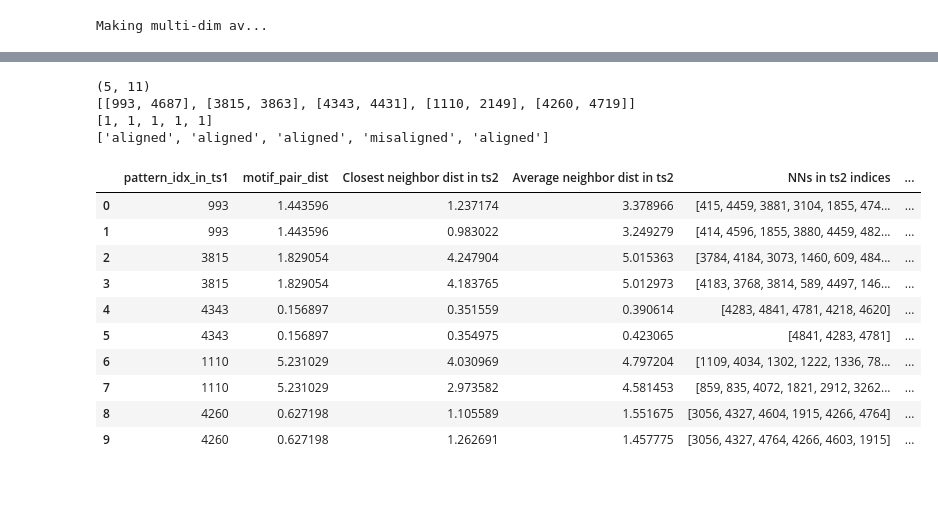
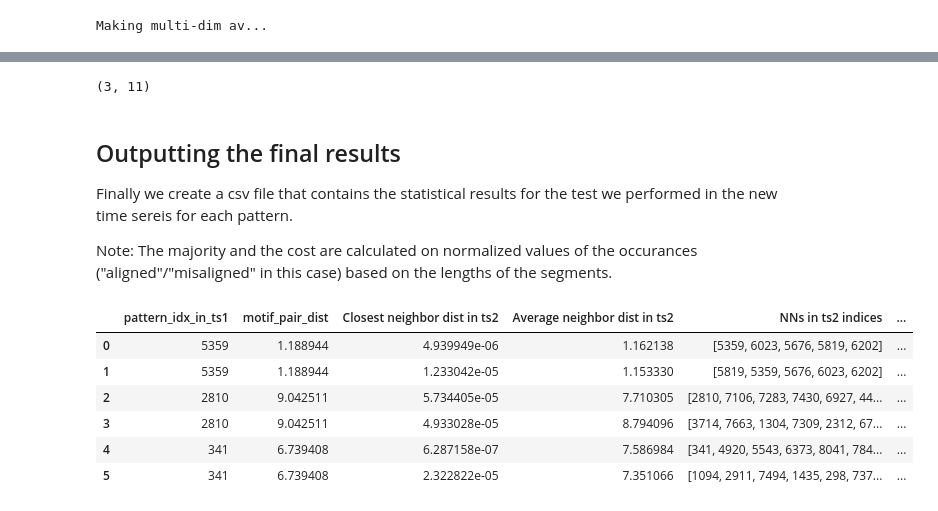
Before and after one commit to MORE-EU/more-pattern-extraction, a Jupyter notebook: interesting_patterns.ipynb, the cells around one changed output, grey strips where cells are left out. Drawn from its saved outputs; the diff is of its cells as text; code cells hidden in the pictures.

```diff
--- a/interesting_patterns.ipynb
+++ b/interesting_patterns.ipynb
@@ -146,30 +181,24 @@ df_output.to_csv(summary_name, index=False)
 # %%
-offset = '60s'
-dataset_file = '../data/BEBEZE02_scada_high_frequency.parquet'
-df2 = pd.read_parquet(dataset_file)
+dataset_file = '../more/data/BEBEZE02_scada_high_frequency.parquet'
+df2 = load_df(dataset_file)
+
 # pick the most important columns
-
 cols = ['wind speed', 'active power', 'rotor speed', 'pitch angle', 'sin_wind_dir', 'sin_nacelle_dir', 'cos_wind_dir', 'cos_nacelle_dir']
 df2 = df2[cols]
-print(df2.columns)
 
-### Scale each column to 0-1
 
-min_max_scaler = preprocessing.MinMaxScaler()
-df2[df2.columns] = min_max_scaler.fit_transform(df2)
+# Scale each colimn of the dataframe to 0-1
+df2 = scale_df(df2)
 
-### Resample with a 60sec offset
-df2.index = pd.to_datetime(df2.index)
-df2 = df2.resample(offset).mean()
+# Resample with a 60sec granularity
+df2 = change_granularity(df2, granularity)
 
-### add small noise to series
+# Add a small amount of noise to the time series
 df2 = add_noise_to_series_md(df2, noise_max = 0.00009)
 
-### Keep only one month before and ofther the fringe measurements
-start = '2018-07-02'
-end = '2019-01-11'
+# Keep a small subset of the dataset for demonstration purposes
+start = '2018-12-08'
+end = '2018-12-14'
 df2 = filter_dates(df2, start, end)
-df2 = df2[:5000]
-k = 2
-include = ['active power']
-df2 =  pick_subspace_columns(df2, mps, indices, k, m, include)
+
+df2 = df[picked_cols]
@@ -203,15 +228,8 @@ for i in range(0, min(5, df_summary.shape[0])):
     pairs.append(literal_eval(df_summary.loc[i, 'motif indices']))
     exclusion_zones.append(df_summary.loc[i, 'exclusion_zone'])
     majorities.append(df_summary.loc[i, 'majority'])
-
-print(pairs)
-print(exclusion_zones)
-print(majorities)
 # %% [output]
-(5, 11)
-[[993, 4687], [3815, 3863], [4343, 4431], [1110, 2149], [4260, 4719]]
-[1, 1, 1, 1, 1]
-['aligned', 'aligned', 'aligned', 'misaligned', 'aligned']
+(3, 11)
 # %%
 # calculate the distances between the two segments of each motif pair
 ts1 = df.values
@@ -233,11 +251,11 @@ for pair, dist, ez in zip(pairs, pair_dists, exclusion_zones):
     q1 = ts1[idx1:idx1+m]
     q2 = ts1[idx2:idx2+m]
 
-    nn, nn_dists = find_neighbors(q1, ts2, m, exclusion_zone=exclusion_zone, min_dist=dist)
+    nn, nn_dists = find_neighbors(q1, ts2, m, exclusion_zone=exclusion_zone, min_dist=dist, max_neighbors=50)
     nn_list.append(nn)
     nn_dists_list.append(nn_dists)
 
-    nn, nn_dists = find_neighbors(q2, ts2, m, exclusion_zone=exclusion_zone, min_dist=dist)
+    nn, nn_dists = find_neighbors(q2, ts2, m, exclusion_zone=exclusion_zone, min_dist=dist, max_neighbors=50)
     nn_list.append(nn)
     nn_dists_list.append(nn_dists)
 # %%
@@ -248,43 +266,47 @@ def generate_output_row(q, nn_list, nn_dists_list, pair_dist, segment_labels, ma
         res_row = [q_idx1, pair_dist, min_neighbor_dist, avg_neighbor_dist]
         res = calculate_nn_stats(nn_i, mask, m, ez, segment_labels, maj_other)
         res_row.extend(res)
-    return res_row
+        return res_row
+    return None
+# %% [markdown]
+## Outputting the final results
+Finally we create a csv file that contains the statistical results for the test we performed in the new time sereis for each pattern.
+
+Note: The majority and the cost are calculated on normalized values of the occurances ("aligned"/"misaligned" in this case) based on the lengths of the segments.
 # %%
 result_rows = []
 i = 0
 # for each part of each motif pair calculate statistics and save
 for q_idx_pair, maj, pair_dist, ez in zip(pairs, majorities, pair_dists, exclusion_zones):
     q_idx1, q_idx2 = q_idx_pair
 
     nn_i = nn_list[i]
     nn_i_dists = nn_dists_list[i]
     res_row = generate_output_row(q_idx1, nn_i, nn_i_dists, pair_dist, segment_labels, maj)
-    result_rows.append(res_row)
+    if res_row is not None:
+        result_rows.append(res_row)
     i+=1
 
     nn_i = nn_list[i]
     nn_i_dists = nn_dists_list[i]
     res_row = generate_output_row(q_idx2, nn_i, nn_i_dists, pair_dist, segment_labels, maj)
-    result_rows.append(res_row)
+    if res_row is not None:
+        result_rows.append(res_row)
     i+=1
 
 output_name = 'test'
 df_output = pd.DataFrame(result_rows, columns=['pattern_idx_in_ts1', 'motif_pair_dist',
                                                f'Closest neighbor dist in ts2',
                                                f'Average neighbor dist in ts2',
                                                f'NNs in ts2 indices',
                                                'aligned', 'misaligned', 'exclusion_zone', 'cost',
                                                'matching_majority'])
 df_output.head(10)
 # %% [output]
 |  | pattern_idx_in_ts1 | motif_pair_dist | Closest neighbor dist in ts2 | Average neighbor dist in ts2 | NNs in ts2 indices | ... |
-| 0 | 993 | 1.443596 | 1.237174 | 3.378966 | [415, 4459, 3881, 3104, 1855, 474... | ... |
-| 1 | 993 | 1.443596 | 0.983022 | 3.249279 | [414, 4596, 1855, 3880, 4459, 482... | ... |
-| 2 | 3815 | 1.829054 | 4.247904 | 5.015363 | [3784, 4184, 3073, 1460, 609, 484... | ... |
-| 3 | 3815 | 1.829054 | 4.183765 | 5.012973 | [4183, 3768, 3814, 589, 4497, 146... | ... |
-| 4 | 4343 | 0.156897 | 0.351559 | 0.390614 | [4283, 4841, 4781, 4218, 4620] | ... |
-| 5 | 4343 | 0.156897 | 0.354975 | 0.423065 | [4841, 4283, 4781] | ... |
-| 6 | 1110 | 5.231029 | 4.030969 | 4.797204 | [1109, 4034, 1302, 1222, 1336, 78... | ... |
-| 7 | 1110 | 5.231029 | 2.973582 | 4.581453 | [859, 835, 4072, 1821, 2912, 3262... | ... |
-| 8 | 4260 | 0.627198 | 1.105589 | 1.551675 | [3056, 4327, 4604, 1915, 4266, 4764] | ... |
-| 9 | 4260 | 0.627198 | 1.262691 | 1.457775 | [3056, 4327, 4764, 4266, 4603, 1915] | ... |
+| 0 | 5359 | 1.188944 | 4.939949e-06 | 1.162138 | [5359, 6023, 5676, 5819, 6202] | ... |
+| 1 | 5359 | 1.188944 | 1.233042e-05 | 1.153330 | [5819, 5359, 5676, 6023, 6202] | ... |
+| 2 | 2810 | 9.042511 | 5.734405e-05 | 7.710305 | [2810, 7106, 7283, 7430, 6927, 44... | ... |
+| 3 | 2810 | 9.042511 | 4.933028e-05 | 8.794096 | [3714, 7663, 1304, 7309, 2312, 67... | ... |
+| 4 | 341 | 6.739408 | 6.287158e-07 | 7.586984 | [341, 4920, 5543, 6373, 8041, 784... | ... |
+| 5 | 341 | 6.739408 | 2.322822e-05 | 7.351066 | [1094, 2911, 7494, 1435, 298, 737... | ... |
```
Also changed, not shown: parts of 25 cells of this notebook.
